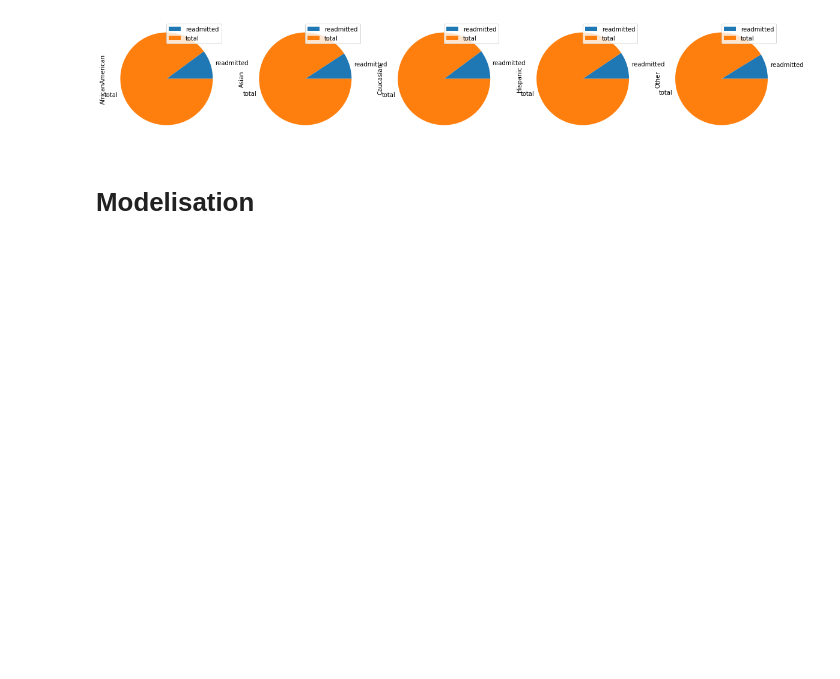
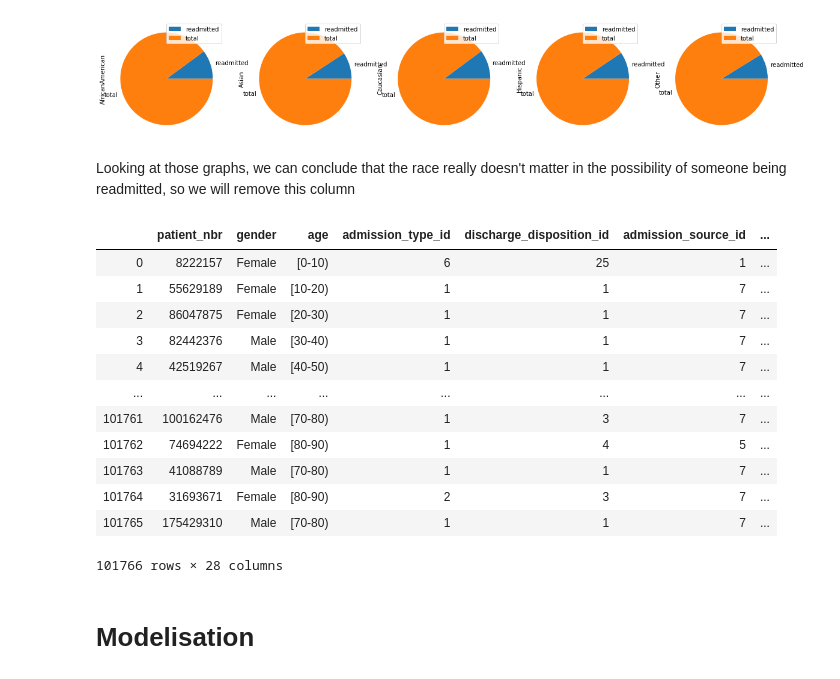
Before and after one commit to Zl0gix/ProjetDatavizA4, a Jupyter notebook: flaskr/Readmitted.ipynb, the cells around one changed output. Cells and saved outputs as stored; diff of their text form; code cells hidden in the pictures; blank space fills up the shorter version.

```diff
--- a/flaskr/Readmitted.ipynb
+++ b/flaskr/Readmitted.ipynb
@@ -443,3 +407,22 @@ array([<matplotlib.axes._subplots.AxesSubplot object at 0x...>,
        <matplotlib.axes._subplots.AxesSubplot object at 0x...>],
       dtype=object)
 [figure]
+# %% [markdown]
+Looking at those graphs, we can conclude that the race really doesn't matter in the possibility of someone being readmitted, so we will remove this column
+# %%
+df2 = df2.drop(columns=["race"])
+df2
+# %% [output]
+|  | patient_nbr | gender | age | admission_type_id | discharge_disposition_id | admission_source_id | ... |
+| 0 | 8222157 | Female | [0-10) | 6 | 25 | 1 | ... |
+| 1 | 55629189 | Female | [10-20) | 1 | 1 | 7 | ... |
+| 2 | 86047875 | Female | [20-30) | 1 | 1 | 7 | ... |
+| 3 | 82442376 | Male | [30-40) | 1 | 1 | 7 | ... |
+| 4 | 42519267 | Male | [40-50) | 1 | 1 | 7 | ... |
+| ... | ... | ... | ... | ... | ... | ... | ... |
+| 101761 | 100162476 | Male | [70-80) | 1 | 3 | 7 | ... |
+| 101762 | 74694222 | Female | [80-90) | 1 | 4 | 5 | ... |
+| 101763 | 41088789 | Male | [70-80) | 1 | 1 | 7 | ... |
+| 101764 | 31693671 | Female | [80-90) | 2 | 3 | 7 | ... |
+| 101765 | 175429310 | Male | [70-80) | 1 | 1 | 7 | ... |
+101766 rows × 28 columns
```
Also changed, not shown: parts of 8 cells of this notebook.
